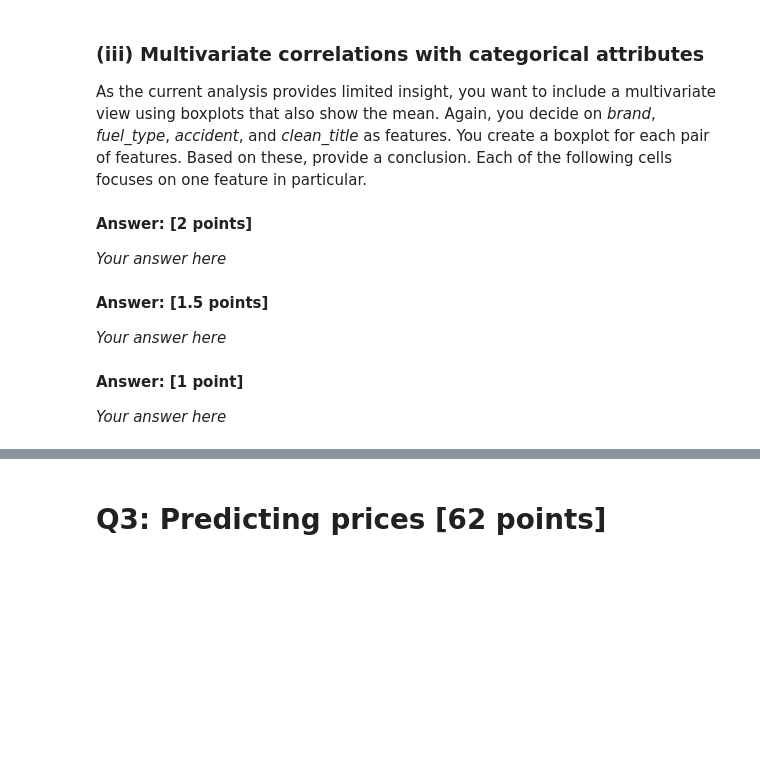
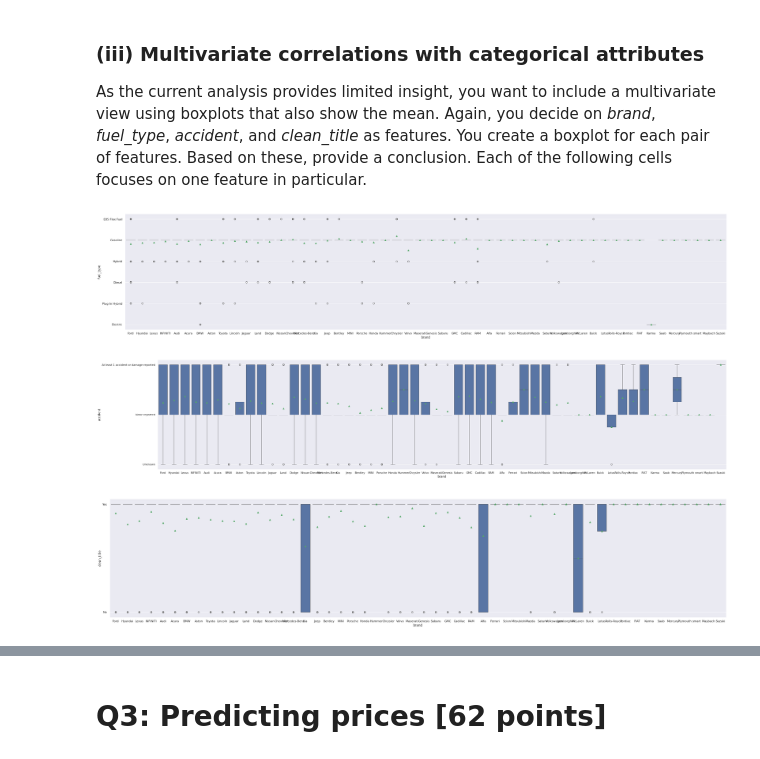
Before and after one commit to sillyduckyluck/IDS_Winning_team, a Jupyter notebook: Part_1/IDS_WS23_Assignment_part_1-student.ipynb, the cells around one changed output, grey strips where cells are left out. Cells and saved outputs as stored; diff of their text form; code cells hidden in the pictures; blank space fills up the shorter version.

```diff
--- a/Part_1/IDS_WS23_Assignment_part_1-student.ipynb
+++ b/Part_1/IDS_WS23_Assignment_part_1-student.ipynb
@@ -254,4 +320,0 @@ As the current analysis provides limited insight, you want to include a multivar
-# %% [markdown]
-**Answer: **[2 points]****
-
-*Your answer here*
@@ -261,4 +320,0 @@ As the current analysis provides limited insight, you want to include a multivar
-# %% [markdown]
-**Answer: **[1.5 points]****
-
-*Your answer here*
@@ -268,4 +321,19 @@ As the current analysis provides limited insight, you want to include a multivar
-# %% [markdown]
-**Answer: [1 point]**
-
-*Your answer here*
+# %%
+# Multivariate analysis for brand
+# Your code goes here
+half_length_of_brands = len(list(df.groupby(['brand'],observed = True).groups))/2
+first_half_of_df_brand= df.loc[df['brand'].isin(list(df.groupby(['brand'],observed = True).groups)[0:int(length_of_brands)])]
+second_half_of_df_brand= df.loc[df['brand'].isin(list(df.groupby(['brand'],observed = True).groups)[int(length_of_brands):])]
+sb.boxplot( x = 'brand',y = 'fuel_type', data = df,showmeans=True)
+# display
+plt.show()
+sb.boxplot( x = 'brand',y = 'accident', data = df ,showmeans=True)
+# display
+plt.show()
+sb.boxplot( x = 'brand',y = 'clean_title', data = df ,showmeans=True)
+# display
+plt.show()
+# %% [output]
+[figure, added]
+[figure, added]
+[figure, added]
```
Also changed, not shown: parts of 25 cells of this notebook.
